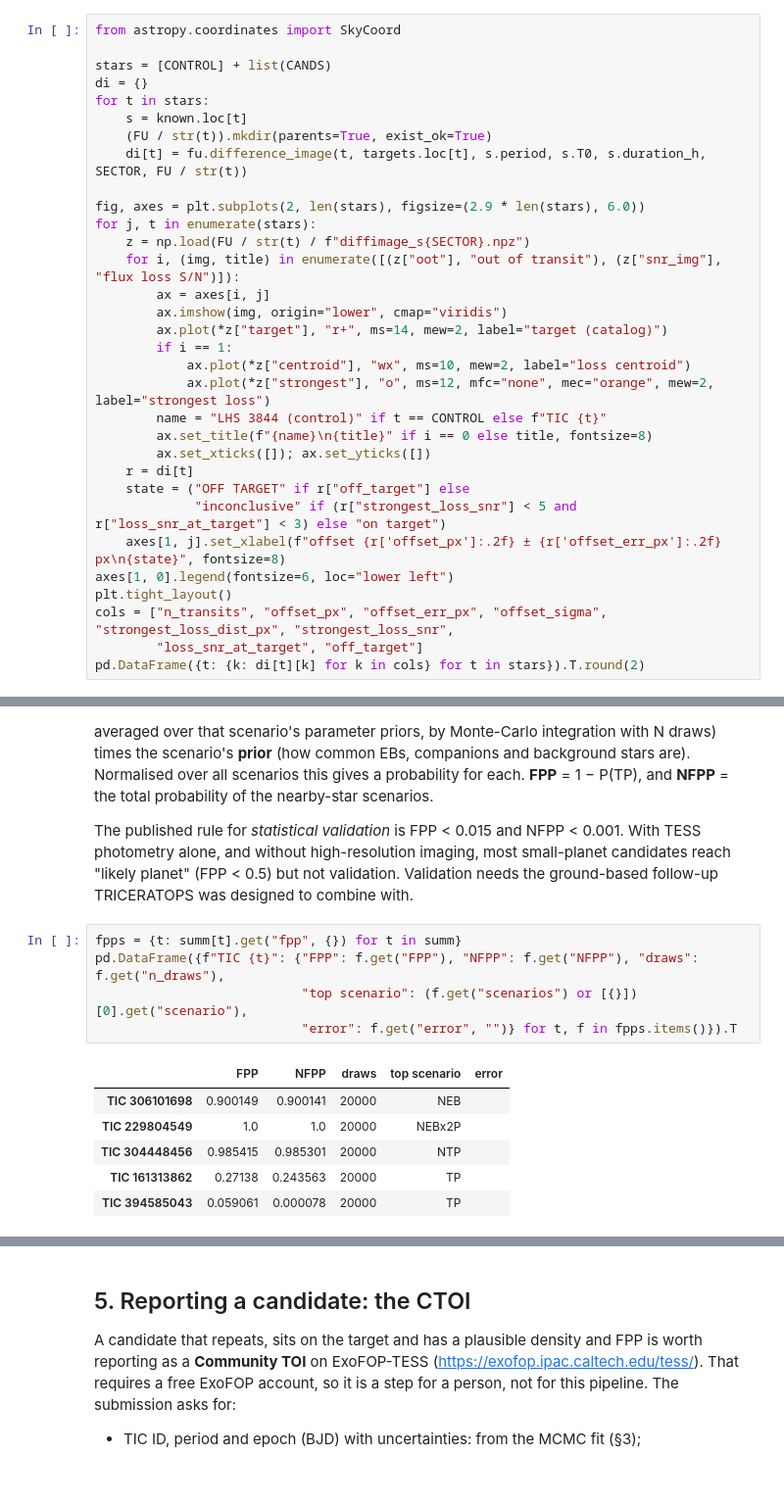
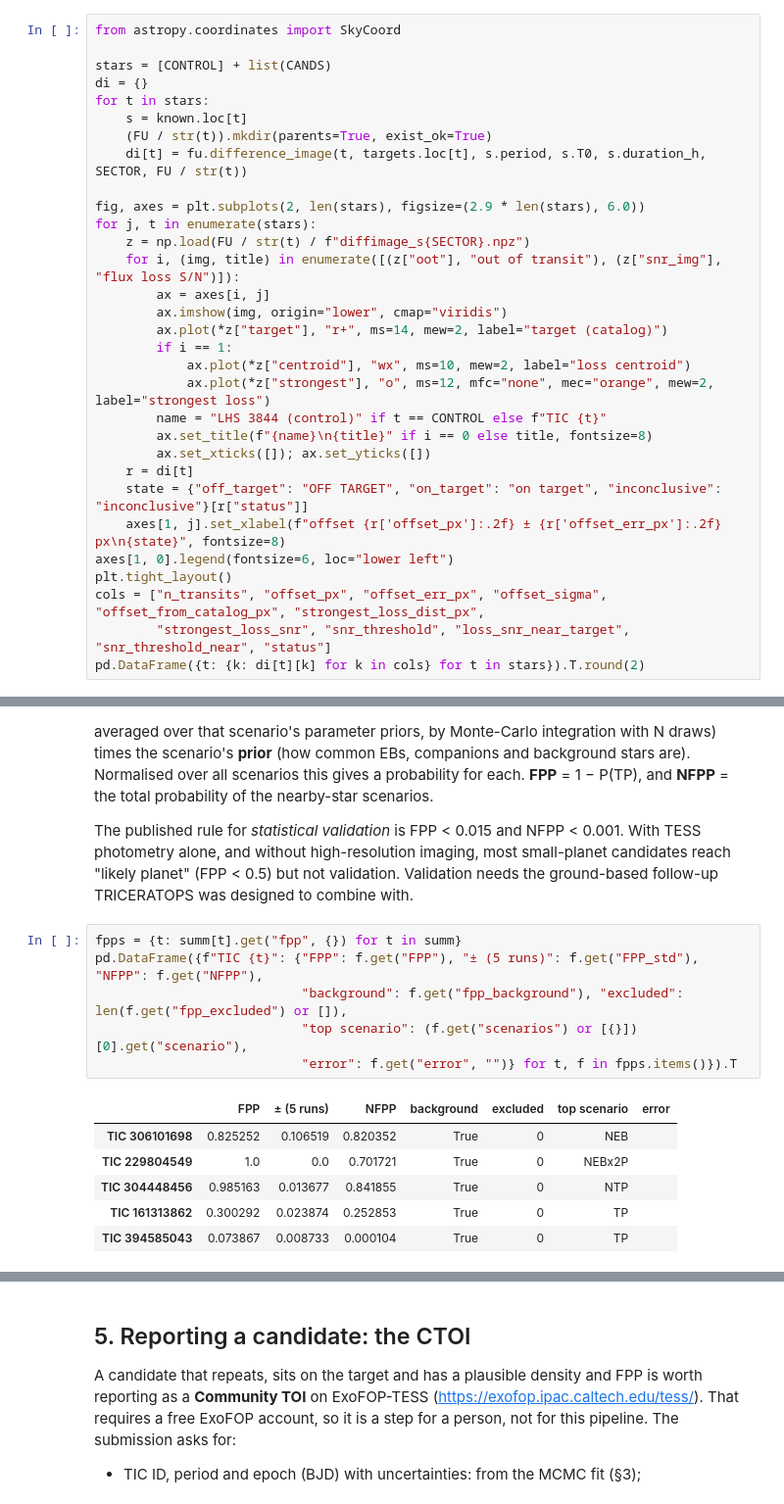
Before and after one commit to josejorgers/exoplanets-research, a Jupyter notebook: notebooks/pipeline-9-candidate-followup.ipynb, the cells around one changed output, grey strips where cells are left out. Shown at 98% size. Cells and saved outputs as stored; diff of their text form.

```diff
--- a/notebooks/pipeline-9-candidate-followup.ipynb
+++ b/notebooks/pipeline-9-candidate-followup.ipynb
@@ -354,12 +373,11 @@ for j, t in enumerate(stars):
         ax.set_title(f"{name}\n{title}" if i == 0 else title, fontsize=8)
         ax.set_xticks([]); ax.set_yticks([])
     r = di[t]
-    state = ("OFF TARGET" if r["off_target"] else
-             "inconclusive" if (r["strongest_loss_snr"] < 5 and r["loss_snr_at_target"] < 3) else "on target")
+    state = {"off_target": "OFF TARGET", "on_target": "on target", "inconclusive": "inconclusive"}[r["status"]]
     axes[1, j].set_xlabel(f"offset {r['offset_px']:.2f} ± {r['offset_err_px']:.2f} px\n{state}", fontsize=8)
 axes[1, 0].legend(fontsize=6, loc="lower left")
 plt.tight_layout()
-cols = ["n_transits", "offset_px", "offset_err_px", "offset_sigma", "strongest_loss_dist_px", "strongest_loss_snr",
-        "loss_snr_at_target", "off_target"]
+cols = ["n_transits", "offset_px", "offset_err_px", "offset_sigma", "offset_from_catalog_px", "strongest_loss_dist_px",
+        "strongest_loss_snr", "snr_threshold", "loss_snr_near_target", "snr_threshold_near", "status"]
 pd.DataFrame({t: {k: di[t][k] for k in cols} for t in stars}).T.round(2)
 # %% [output]
@@ -560,13 +571,14 @@ photometry alone, and without high-resolution imaging, most small-planet candida
 TRICERATOPS was designed to combine with.
 # %%
 fpps = {t: summ[t].get("fpp", {}) for t in summ}
-pd.DataFrame({f"TIC {t}": {"FPP": f.get("FPP"), "NFPP": f.get("NFPP"), "draws": f.get("n_draws"),
+pd.DataFrame({f"TIC {t}": {"FPP": f.get("FPP"), "± (5 runs)": f.get("FPP_std"), "NFPP": f.get("NFPP"),
+                           "background": f.get("fpp_background"), "excluded": len(f.get("fpp_excluded") or []),
                            "top scenario": (f.get("scenarios") or [{}])[0].get("scenario"),
                            "error": f.get("error", "")} for t, f in fpps.items()}).T
 # %% [output]
-|  | FPP | NFPP | draws | top scenario | error |
-| TIC 306101698 | 0.900149 | 0.900141 | 20000 | NEB |  |
-| TIC 229804549 | 1.0 | 1.0 | 20000 | NEBx2P |  |
-| TIC 304448456 | 0.985415 | 0.985301 | 20000 | NTP |  |
-| TIC 161313862 | 0.27138 | 0.243563 | 20000 | TP |  |
-| TIC 394585043 | 0.059061 | 0.000078 | 20000 | TP |  |
+|  | FPP | ± (5 runs) | NFPP | background | excluded | top scenario | error |
+| TIC 306101698 | 0.825252 | 0.106519 | 0.820352 | True | 0 | NEB |  |
+| TIC 229804549 | 1.0 | 0.0 | 0.701721 | True | 0 | NEBx2P |  |
+| TIC 304448456 | 0.985163 | 0.013677 | 0.841855 | True | 0 | NTP |  |
+| TIC 161313862 | 0.300292 | 0.023874 | 0.252853 | True | 0 | TP |  |
+| TIC 394585043 | 0.073867 | 0.008733 | 0.000104 | True | 0 | TP |  |
```
Also changed, not shown: parts of 12 cells of this notebook, 21 other files.
